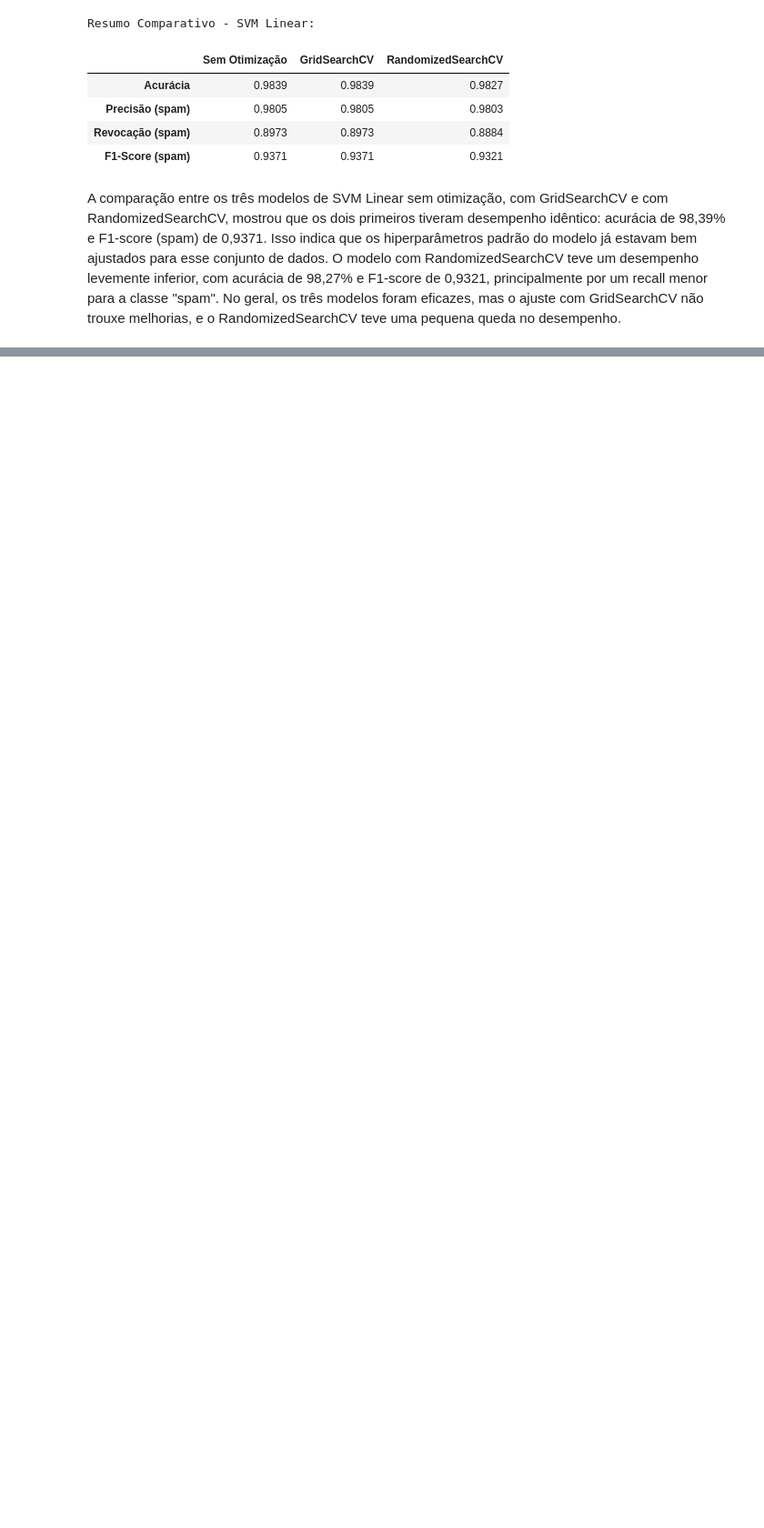
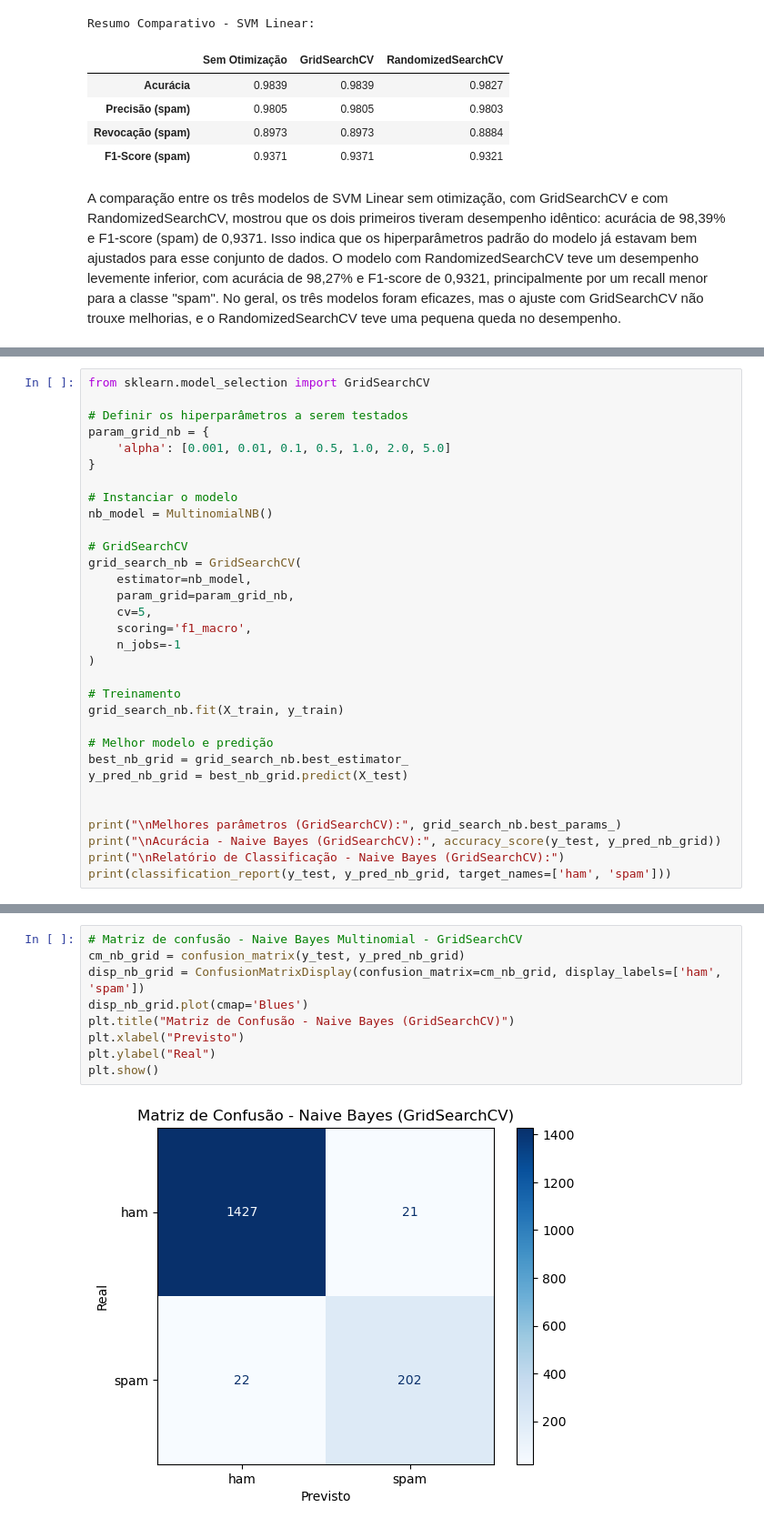
Before and after one commit to deborakocks/projeto6_spam, a Jupyter notebook: PI6_AnaliseSpam.ipynb, the cells around one changed output, grey strips where cells are left out. Shown at 91% size. Drawn from its saved outputs; the diff is of its cells as text; blank space fills up the shorter version.

```diff
--- a/PI6_AnaliseSpam.ipynb
+++ b/PI6_AnaliseSpam.ipynb
@@ -646,0 +651,32 @@ No geral, os três modelos foram eficazes, mas o ajuste com GridSearchCV não tr
+# %%
+from sklearn.model_selection import GridSearchCV
+
+# Definir os hiperparâmetros a serem testados
+param_grid_nb = {
+    'alpha': [0.001, 0.01, 0.1, 0.5, 1.0, 2.0, 5.0]
+}
+
+# Instanciar o modelo
+nb_model = MultinomialNB()
+
+# GridSearchCV
+grid_search_nb = GridSearchCV(
+    estimator=nb_model,
+    param_grid=param_grid_nb,
+    cv=5,
+    scoring='f1_macro',
+    n_jobs=-1
+)
+
+# Treinamento
+grid_search_nb.fit(X_train, y_train)
+
+# Melhor modelo e predição
+best_nb_grid = grid_search_nb.best_estimator_
+y_pred_nb_grid = best_nb_grid.predict(X_test)
+
+
+print("\nMelhores parâmetros (GridSearchCV):", grid_search_nb.best_params_)
+print("\nAcurácia - Naive Bayes (GridSearchCV):", accuracy_score(y_test, y_pred_nb_grid))
+print("\nRelatório de Classificação - Naive Bayes (GridSearchCV):")
+print(classification_report(y_test, y_pred_nb_grid, target_names=['ham', 'spam']))
@@ -646,0 +697,11 @@ No geral, os três modelos foram eficazes, mas o ajuste com GridSearchCV não tr
+# %%
+# Matriz de confusão - Naive Bayes Multinomial - GridSearchCV
+cm_nb_grid = confusion_matrix(y_test, y_pred_nb_grid)
+disp_nb_grid = ConfusionMatrixDisplay(confusion_matrix=cm_nb_grid, display_labels=['ham', 'spam'])
+disp_nb_grid.plot(cmap='Blues')
+plt.title("Matriz de Confusão - Naive Bayes (GridSearchCV)")
+plt.xlabel("Previsto")
+plt.ylabel("Real")
+plt.show()
+# %% [output]
+[figure, added]
```
Also changed, not shown: parts of 8 cells of this notebook.
